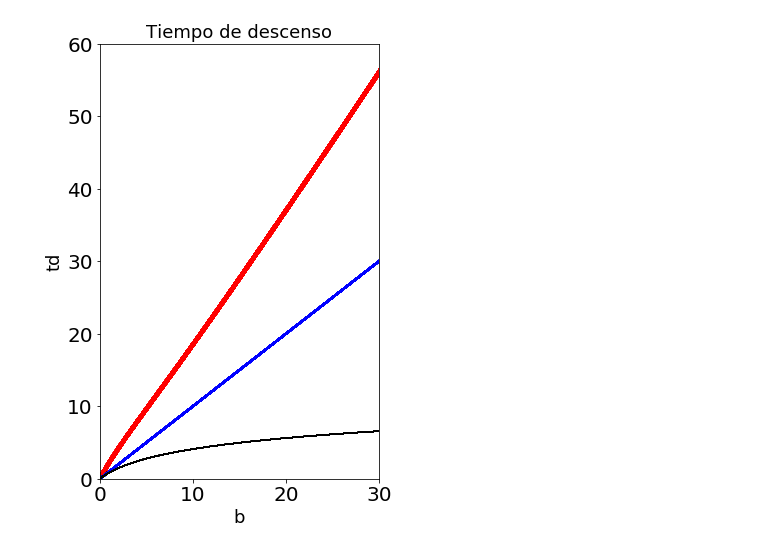
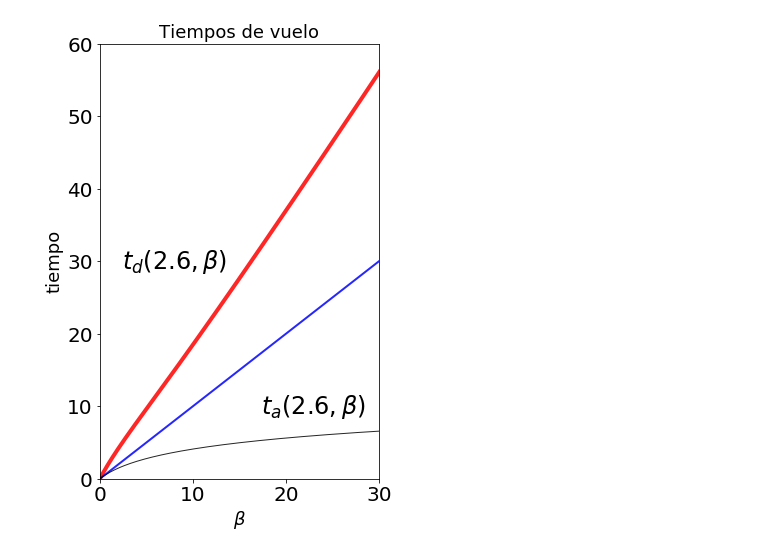
Before and after one commit to arangogithub/pylearn, a Jupyter notebook: TiempodeVuelo.ipynb, the cells around one changed output. Cells and saved outputs as stored; diff of their text form; code cells hidden in the pictures.

```diff
--- a/TiempodeVuelo.ipynb
+++ b/TiempodeVuelo.ipynb
@@ -5,0 +10,6 @@ from mpl_toolkits.mplot3d import axes3d
+# %%
+def f(t,a,b):
+    return -ta(a,b)+b + (a+b)*(1- np.exp(-t/a))
+# %%
+def eqn(t,a,b):
+    return t -f(t,a,b)
@@ -58,21 +66,30 @@ plt.show()
 f_valores = f(t_valores,2.6,5)
 ta_valores = ta(2.6,b_valores)
 # %%
-td = desc(2.6, bb)
+td = desc(2.6, b_valores)
 # %%
 fig = plt.figure(figsize =(5,8))
 ax = fig.subplots(1, 1)
-ax.plot(bb,td,  c='r',  linewidth=4, alpha=0.85)
-ax.plot(bb,bb,  c='b',  linewidth=2, alpha=0.85)
-ax.plot(bb,ta_valores,  c='k',  linewidth=1, alpha=0.85)
+ax.plot(b_valores,td,  c='r',  linewidth=4, alpha=0.85)
+ax.plot(b_valores,b_valores,  c='b',  linewidth=2, alpha=0.85)
+ax.plot(b_valores,ta_valores,  c='k',  linewidth=1, alpha=0.85)
 #ax.plot(t_valores,t_valores,  c='b', alpha=0.5)
 ax.set_xlim(0.0, 30)
 ax.set_ylim(0.0, 60)
-ax.set_xlabel('b', fontsize=18)
-ax.set_ylabel('td', fontsize=18)
-ax.set_title('Tiempo de descenso', fontsize=18)
+
+plt.text(8, 30, r'$t_d(2.6, \beta$)',
+         {'color': 'black', 'fontsize': 24, 'ha': 'center', 'va': 'center',
+          })
+
+plt.text(23, 10, r'$t_a(2.6, \beta$)',
+         {'color': 'black', 'fontsize': 24, 'ha': 'center', 'va': 'center',
+          })
+
+ax.set_xlabel(r'$\beta$', fontsize=18)
+ax.set_ylabel(r'tiempo', fontsize=18)
+ax.set_title('Tiempos de vuelo', fontsize=18)
 plt.tick_params(labelsize=20)
 
 plt.show()
 # %% [output]
-[figure, old version]
+[figure, new version]
```
Also changed, not shown: parts of 16 cells of this notebook.
